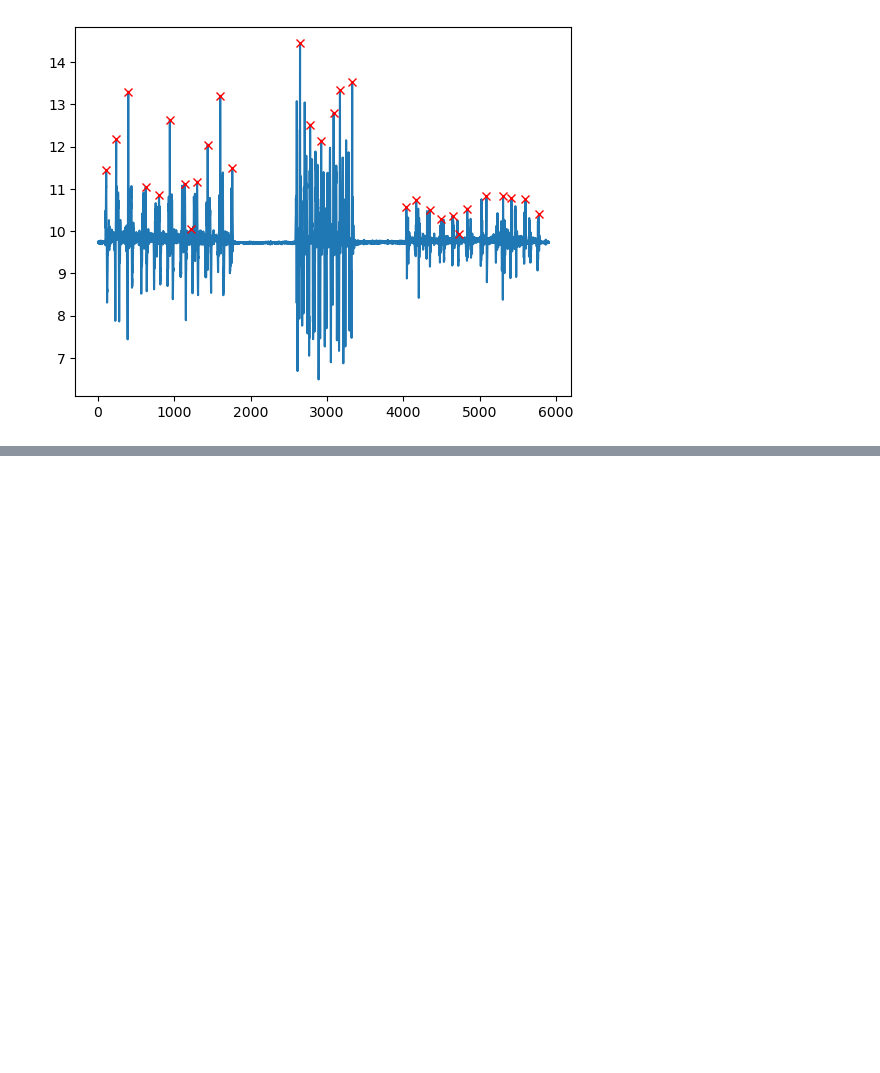
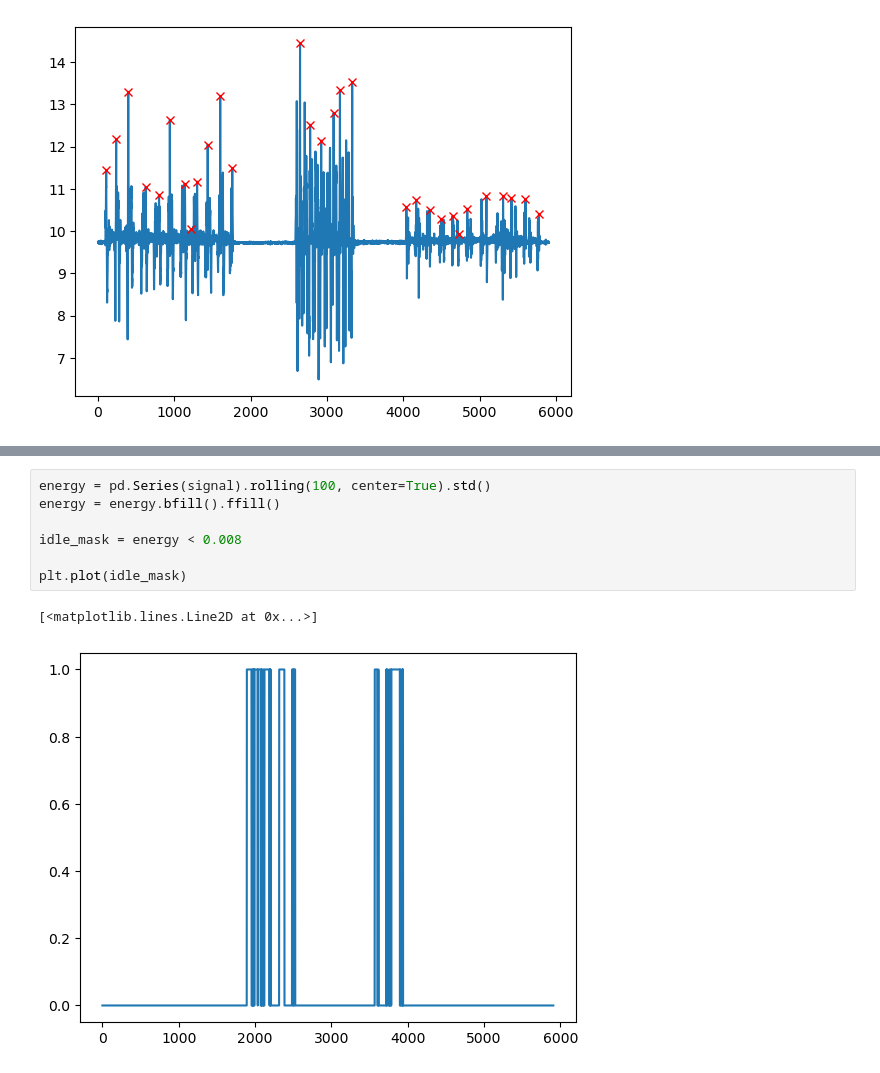
Before and after one commit to alessandrodipiano/wearable-sensor-exercise-recognition, a Jupyter notebook: notebooks/preprocessing.ipynb, the cells around one changed output, grey strips where cells are left out. Saved outputs shown, nothing was run; the diff lists cells and outputs as text; blank space fills up the shorter version.

```diff
--- a/notebooks/preprocessing.ipynb
+++ b/notebooks/preprocessing.ipynb
@@ -221,0 +241,10 @@ for column in columns:
+# %%
+energy = pd.Series(signal).rolling(100, center=True).std()
+energy = energy.bfill().ffill()
+
+idle_mask = energy < 0.008
+
+plt.plot(idle_mask)
+# %% [output]
+[<matplotlib.lines.Line2D at 0x...>]
+[figure, added]
```
Also changed, not shown: parts of 5 cells of this notebook.
